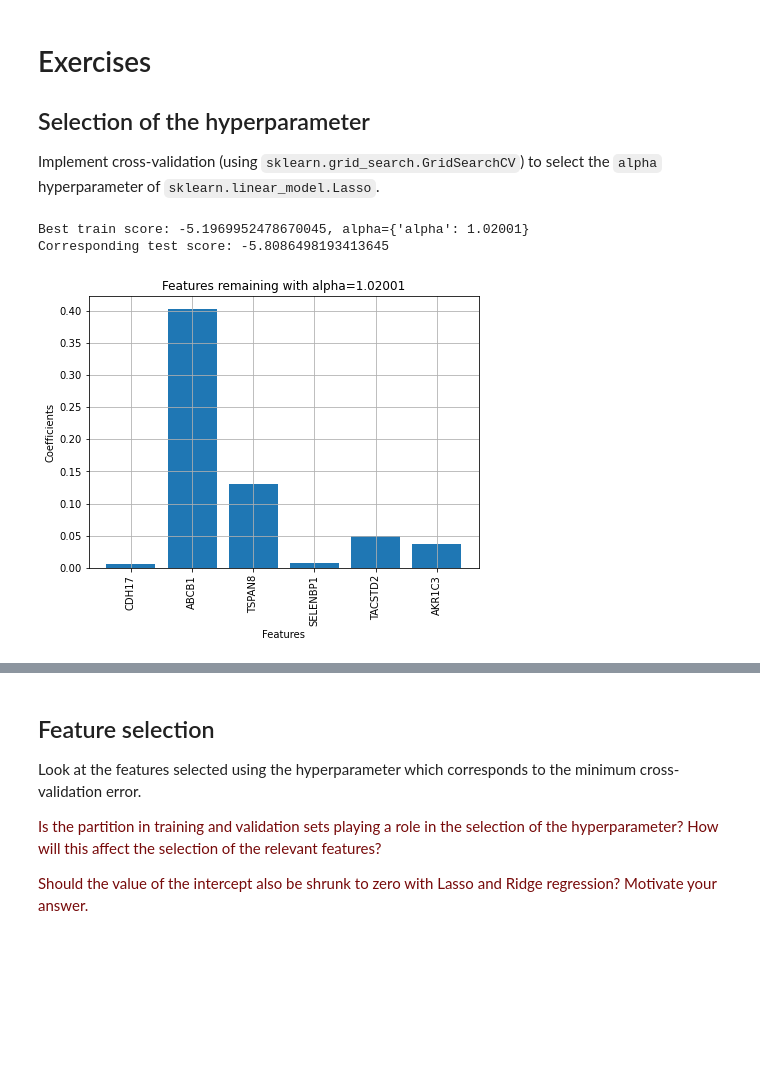
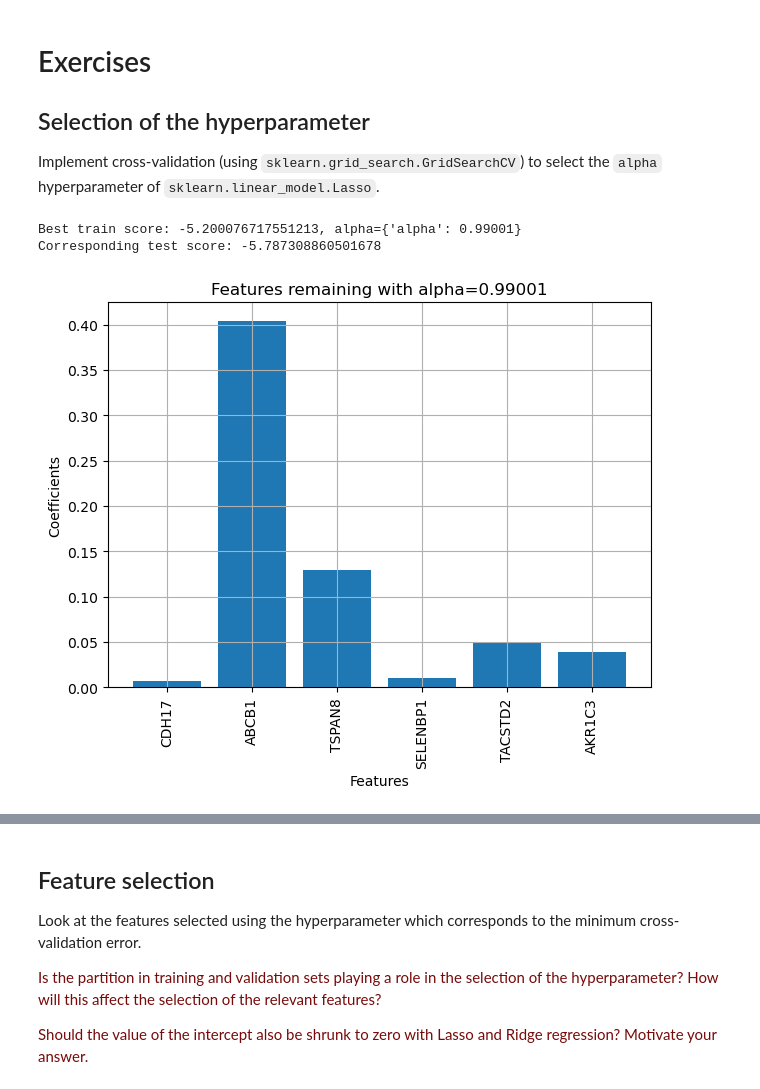
Before and after one commit to lucazini03/ml-for-medical-imaging, a Jupyter notebook: week_3_featureselection.ipynb, the cells around one changed output, grey strips where cells are left out. Drawn from its saved outputs; the diff is of its cells as text; code cells hidden in the pictures; blank space fills up the shorter version.

```diff
--- a/week_3_featureselection.ipynb
+++ b/week_3_featureselection.ipynb
@@ -343,34 +343,34 @@ y = drug_response
 
 X_train, X_test, y_train, y_test = train_test_split(X, y, test_size=0.3, random_state=42)
 
 # initialize alpha range and model
-params = {"alpha":np.arange(0.00001, 2, 0.01)} # 100 steps
+params = {"alpha":np.arange(0.00001, 1, 0.01)} # 100 steps
 lasso = Lasso(tol=1e-2) # increased tolerance to aid convergence
 
 # GridSearchCV with model, params and folds.
 lasso_cv = GridSearchCV(lasso, param_grid=params, cv = 5, scoring="neg_mean_squared_error")
 lasso_cv.fit(X_train, y_train)
 
 print("Best train score: {}, alpha={}".format(lasso_cv.best_score_,lasso_cv.best_params_))
 print("Corresponding test score: {}".format(lasso_cv.score(X_test,y_test)))
 
 
 # plot the coefficients of remaining features
 lasso1 = Lasso(alpha=lasso_cv.best_params_["alpha"])
 lasso1.fit(X_train, y_train)
 lasso1_coef = np.abs(lasso1.coef_)
 
 names=X.columns.values[(np.where(lasso1_coef != 0.0))]
 
 plt.figure(figsize=[7,5])
 plt.bar(names, lasso1_coef[np.where(lasso1_coef != 0.0)])
 plt.xticks(rotation=90)
 plt.grid()
 plt.title("Features remaining with alpha={}".format(lasso_cv.best_params_["alpha"]))
 plt.xlabel("Features")
 plt.ylabel("Coefficients")
 plt.show()
 # %% [output]
-Best train score: -5.1969952478670045, alpha={'alpha': 1.02001}
-Corresponding test score: -5.8086498193413645
+Best train score: -5.200076717551213, alpha={'alpha': 0.99001}
+Corresponding test score: -5.787308860501678
-[figure, old version]
+[figure, new version]
```
Also changed, not shown: parts of 8 cells of this notebook, 1 other file.
